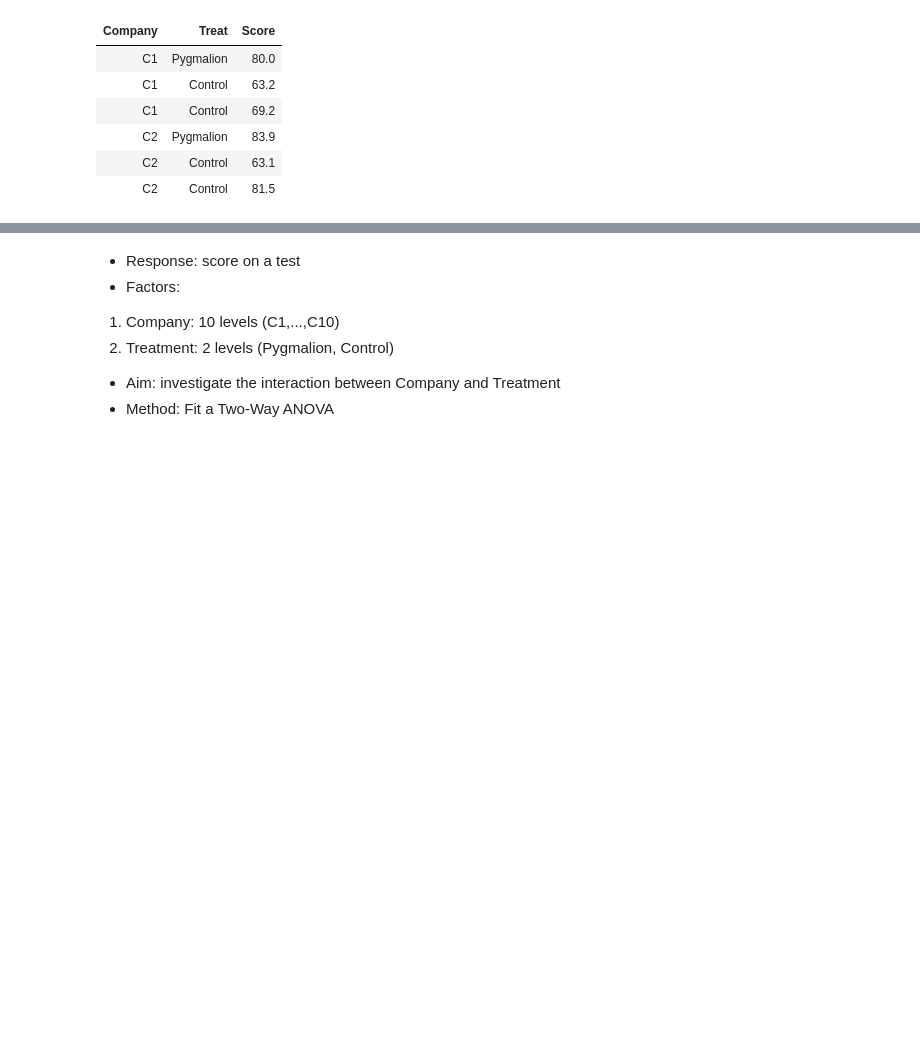
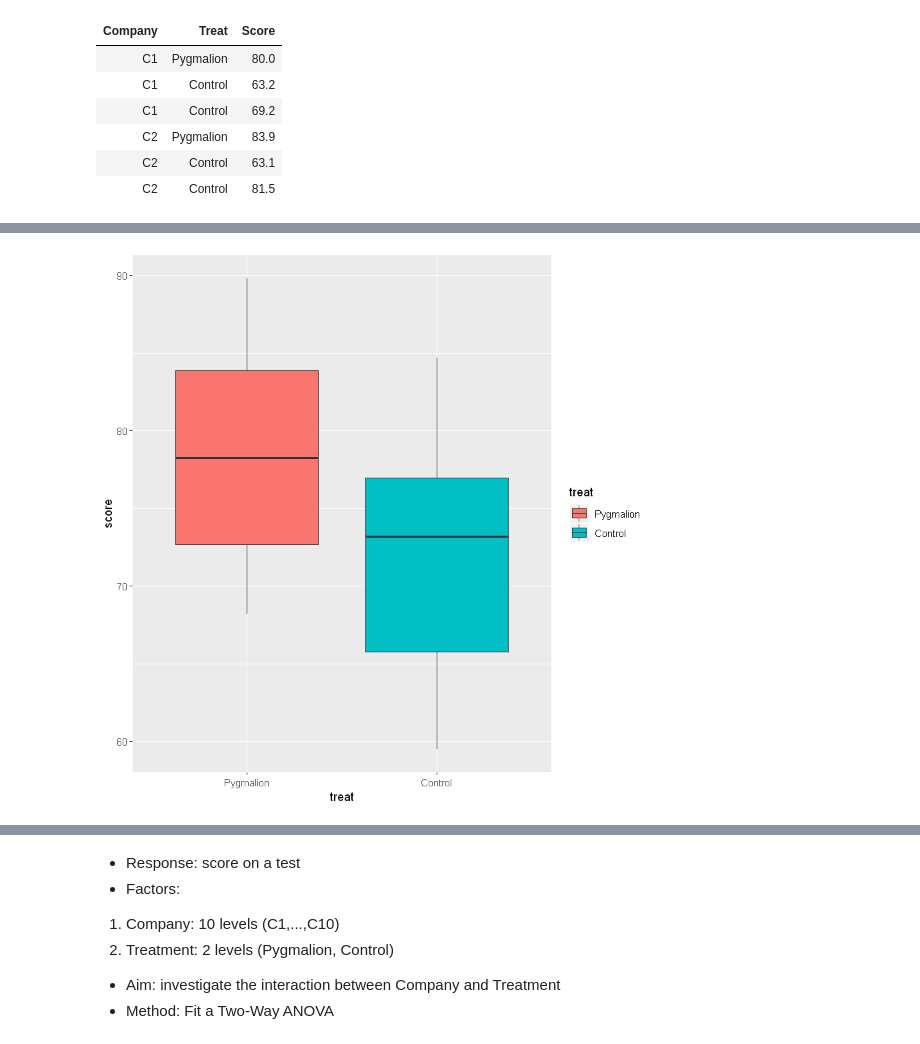
Before and after one commit to lihd1003/19W-Course-Material, a Jupyter notebook: STA303/Two Way ANOVA.ipynb, the cells around one changed output, grey strips where cells are left out. Cells and saved outputs as stored; diff of their text form; code cells hidden in the pictures; blank space fills up the shorter version.

```diff
--- a/STA303/Two Way ANOVA.ipynb
+++ b/STA303/Two Way ANOVA.ipynb
@@ -23,0 +32,4 @@ head(data)
+# %%
+ggplot(data, aes(x=treat, y=score, fill=treat))+geom_boxplot()
+# %% [output]
+[figure, added]
```
Also changed, not shown: parts of 11 cells of this notebook.
